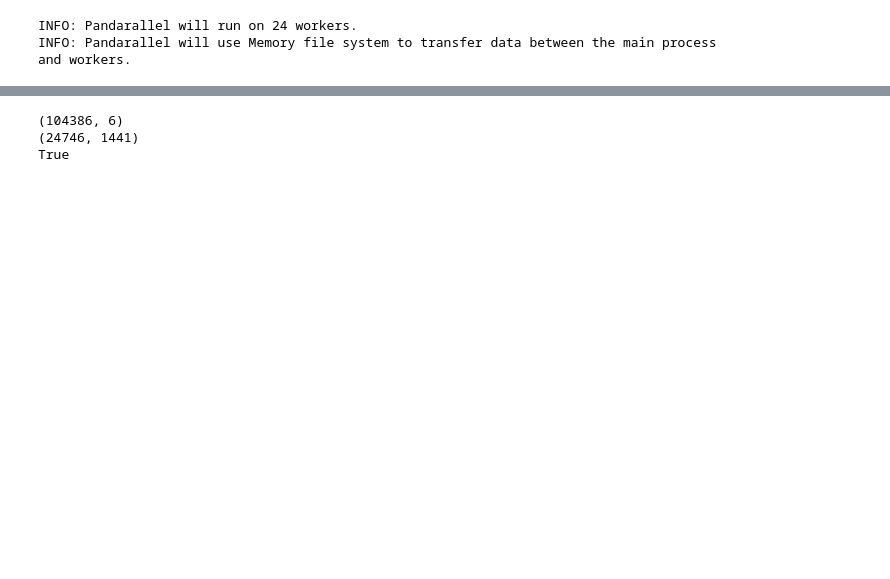
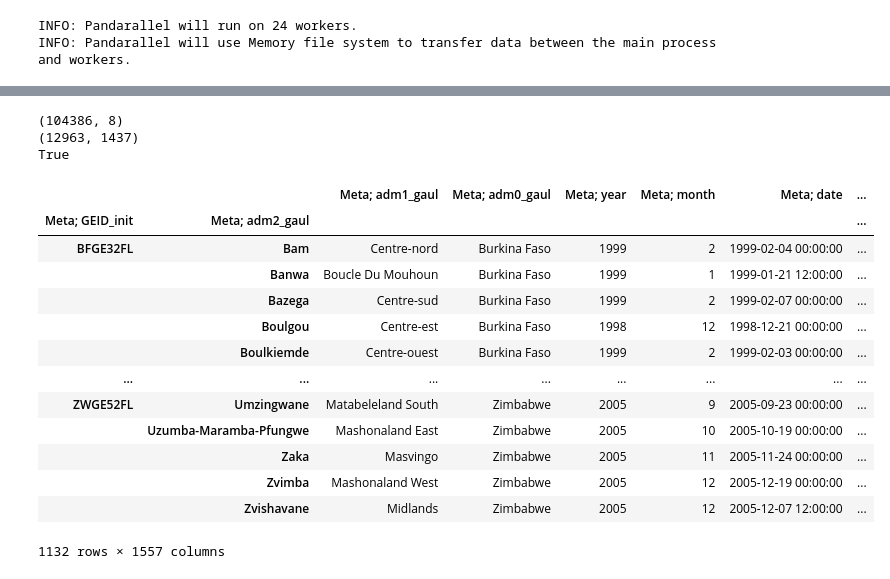
Before and after one commit to gheisenberg/FoodSecurity, a Jupyter notebook: DHS/DHS5_add_further_data.ipynb, the cells around one changed output, grey strips where cells are left out. Saved outputs shown, nothing was run; the diff lists cells and outputs as text; code cells hidden in the pictures; blank space fills up the shorter version.

```diff
--- a/DHS/DHS5_add_further_data.ipynb
+++ b/DHS/DHS5_add_further_data.ipynb
@@ -22,9 +22,9 @@ input_dir = "/mnt/datadisk/data/Projects/water/inputs/"
 # min_version = 3
 overwrite_pqt = True
 dataset_type = 'HR'  #, 'BR', 'CR', 'HW', 'IR', 'KR', 'MR', 'PR', 'AR'] ??['AN', 'FC, 'FP', 'HW', 'PV', 'SC'] < 25 surveys
-group_by_col = 'cluster number'
+group_by_col = 'adm2_gaul'
 
-urban_rural_all_mode = 'U' # 'all', 'U', 'R'
+urban_rural_all_mode = 'R' # 'all', 'U', 'R'
 
 in_f = f"{input_dir}grouped_df_V3_{dataset_type}_{group_by_col}_{urban_rural_all_mode}.pkl"
 print(in_f)
@@ -107,37 +107,59 @@ def aggregate_ipc(row, food_security_df, start_delta, end_delta, y_m_indicator):
         raise ValueError(f"y_m_indicator should be 'm' or 'y', not {y_m_indicator}")
     # Filter the data for the given time span and adm2_gaul
     # print(row.name)
-    df_time_span = food_security_df[(food_security_df['date'] >= start_date) & (food_security_df['date'] < end_date) & (food_security_df['adm2_name'] == row.name[1])]
+    if group_by_col == 'adm2_gaul':
+        adm2 = row.name[1]
+    else:
+        adm2 = row['Meta; adm2_gaul']
+
+    df_time_span = food_security_df[(food_security_df['date'] >= start_date) & (food_security_df['date'] < end_date) &
+                                    (food_security_df['adm2_name'] == adm2) &
+                                    (food_security_df['adm1_name'] == row['Meta; adm1_gaul']) &
+                                    (food_security_df['adm0_name'] == row['Meta; adm0_gaul'])]
 
 
     row[f'FS; IPC: {start_delta}-{end_delta}{y_m_indicator}: mean'] = df_time_span['IPC'].mean()
     row[f'FS; IPC: {start_delta}-{end_delta}{y_m_indicator}: max'] = df_time_span['IPC'].max()
     row[f'FS; IPC: {start_delta}-{end_delta}{y_m_indicator}: min'] = df_time_span['IPC'].min()
     row[f'FS; IPC: {start_delta}-{end_delta}{y_m_indicator}: median'] = round(df_time_span['IPC'].median(), 0)
 
     row[f'FS; IPC + FH: {start_delta}-{end_delta}{y_m_indicator}: mean'] = df_time_span['IPC + food help'].mean()
     row[f'FS; IPC + FH: {start_delta}-{end_delta}{y_m_indicator}: max'] = df_time_span['IPC + food help'].max()
     row[f'FS; IPC + FH: {start_delta}-{end_delta}{y_m_indicator}: min'] = df_time_span['IPC + food help'].min()
     row[f'FS; IPC + FH: {start_delta}-{end_delta}{y_m_indicator}: median'] = round(df_time_span['IPC + food help'].median(), 0)
 
     return row
 
 # Convert year and month to datetime
 food_security_df['date'] = pd.to_datetime(food_security_df[['year', 'month']].assign(day=1))
 print(food_security_df.shape)
 print(df.shape)
 print('Meta; date' in df.columns)
 
 for start_delta, end_delta, m_y_ind in [(0, 5, 'm'), (6, 12, 'm'), (1, 2, 'y'), (2, 4, 'y'), (4, 6, 'y'), (6, 7, 'y'), (6, 10, 'y'), (10, 15, 'y'), (15, 20, 'y'), (20, 25, 'y'),
                                         (0, 1, 'y'), (0, 2, 'y'), (2, 6, 'y'), (6, 12, 'y'), (12, 20, 'y')]:
     df = df.parallel_apply(aggregate_ipc, axis=1, food_security_df=food_security_df, start_delta=start_delta,
                                             end_delta=end_delta, y_m_indicator=m_y_ind)
 
 df[df['FS; IPC + FH: 15-20y: mean'].notna()]
 # %% [output]
-(104386, 6)
-(24746, 1441)
+(104386, 8)
+(12963, 1437)
 True
+|  |  | Meta; adm1_gaul | Meta; adm0_gaul | Meta; year | Meta; month | Meta; date | ... |
+| Meta; GEID_init | Meta; adm2_gaul |  |  |  |  |  | ... |
+| BFGE32FL | Bam | Centre-nord | Burkina Faso | 1999 | 2 | 1999-02-04 00:00:00 | ... |
+|  | Banwa | Boucle Du Mouhoun | Burkina Faso | 1999 | 1 | 1999-01-21 12:00:00 | ... |
+|  | Bazega | Centre-sud | Burkina Faso | 1999 | 2 | 1999-02-07 00:00:00 | ... |
+|  | Boulgou | Centre-est | Burkina Faso | 1998 | 12 | 1998-12-21 00:00:00 | ... |
+|  | Boulkiemde | Centre-ouest | Burkina Faso | 1999 | 2 | 1999-02-03 00:00:00 | ... |
+| ... | ... | ... | ... | ... | ... | ... | ... |
+| ZWGE52FL | Umzingwane | Matabeleland South | Zimbabwe | 2005 | 9 | 2005-09-23 00:00:00 | ... |
+|  | Uzumba-Maramba-Pfungwe | Mashonaland East | Zimbabwe | 2005 | 10 | 2005-10-19 00:00:00 | ... |
+|  | Zaka | Masvingo | Zimbabwe | 2005 | 11 | 2005-11-24 00:00:00 | ... |
+|  | Zvimba | Mashonaland West | Zimbabwe | 2005 | 12 | 2005-12-19 00:00:00 | ... |
+|  | Zvishavane | Midlands | Zimbabwe | 2005 | 12 | 2005-12-07 12:00:00 | ... |
+1132 rows × 1557 columns
 # %%
 # save the dataframe
 df.to_pickle(out_f)
```
Also changed, not shown: parts of 5 cells of this notebook, 9 other files.
